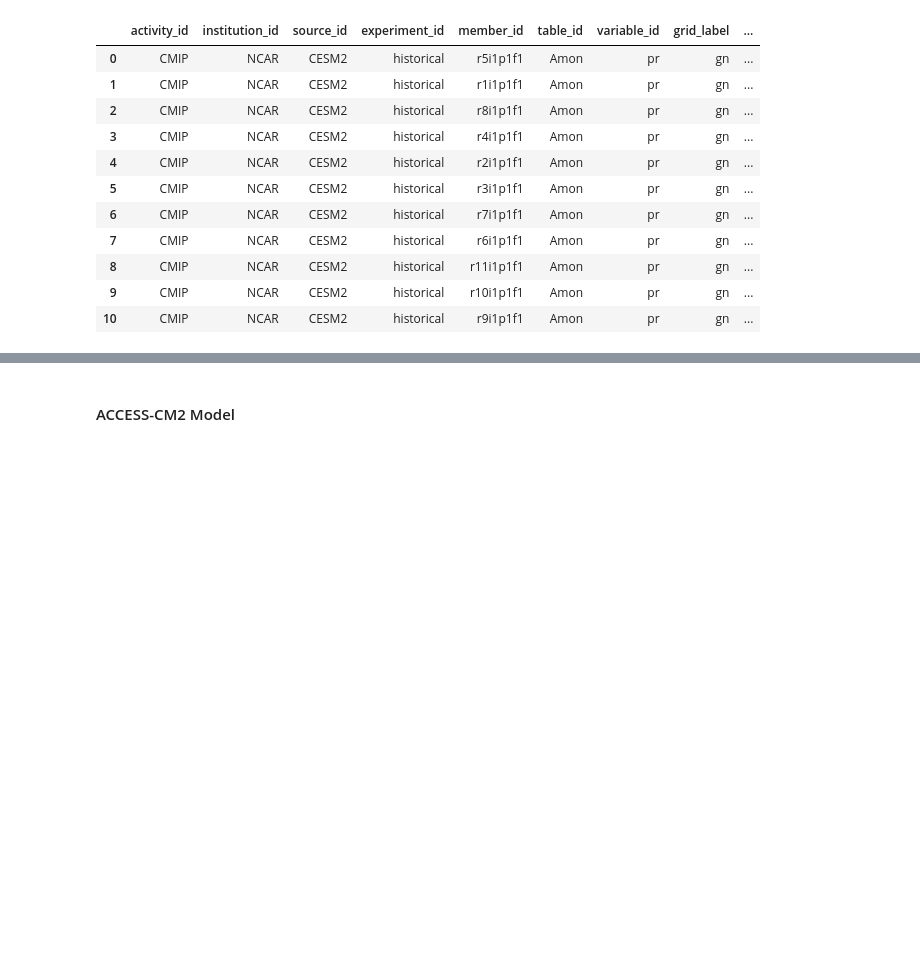
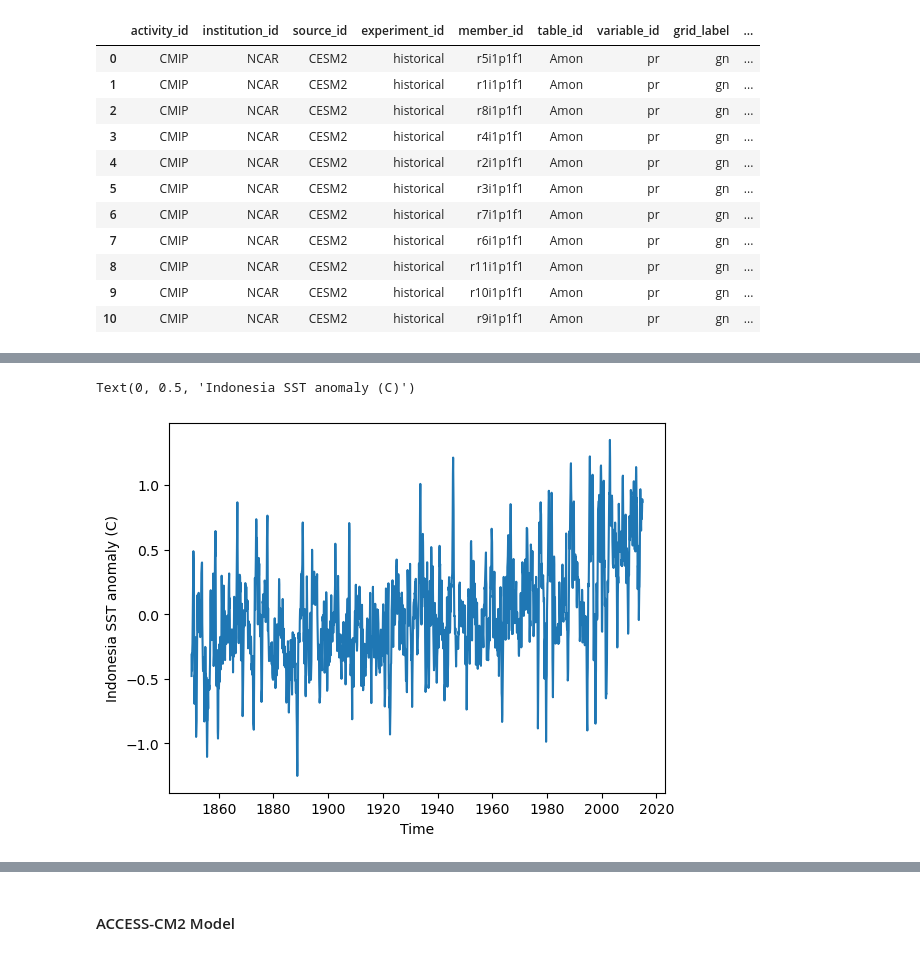
Before and after one commit to ceh58/eds296-final, a Jupyter notebook: eds296-final.ipynb, the cells around one changed output, grey strips where cells are left out. Saved outputs shown, nothing was run; the diff lists cells and outputs as text; code cells hidden in the pictures; blank space fills up the shorter version.

Commit message:
Work on CESM model correlation.

```diff
--- a/eds296-final.ipynb
+++ b/eds296-final.ipynb
@@ -209,0 +250,31 @@ print(common_mems)
+# %%
+# Concatenate the list into a single xarray object
+cesm_tempdata = xr.concat(cesm_tempdata, dim="member")
+cesm_prdata = xr.concat(cesm_prdata, dim="member")
+
+# Store the actual member information as values of the new dimension
+cesm_tempdata = cesm_tempdata.assign_coords(member=("member", common_mems))
+cesm_prdata = cesm_prdata.assign_coords(member=("member", common_mems))
+
+# Reformat time dimension for concatenated array
+cesm_tempdata['time'] = cesm_tempdata.time.astype('datetime64[ns]')
+# %%
+# Specify rough lat/lon bounds for NINO3.4
+lat_min, lat_max = -15, 10
+lon_min, lon_max = 92, 146
+
+# Define logical mask: True when lat/lon inside the valid ranges, False elsewhere
+mask_lat = (cesm_tempdata.lat >= lat_min) & (cesm_tempdata.lat <= lat_max)
+mask_lon = (cesm_tempdata.lon >= lon_min) & (cesm_tempdata.lon <= lon_max)
+
+# Find points where the mask value is True, drop all other points
+cesm_indo = cesm_tempdata.where(mask_lat & mask_lon, drop=True)
+
+# Average over the lat and lon dimensions
+cesm_indo = cesm_indo.mean(dim="lat").mean(dim="lon")
+# %%
+# Calculate seasonal average
+cesm_indo_clim = cesm_indo.groupby("time.month").mean("time")
+
+# Print output to see what it looks like
+print(cesm_indo_clim)
@@ -209,0 +289,10 @@ print(common_mems)
+# %%
+# Remove seasonal mean to get the anomaly
+cesm_indo_anom = cesm_indo.groupby("time.month") - cesm_indo_clim
+# %%
+plt.plot(cesm_indo_anom.time, cesm_indo_anom.tos.isel(member=0))
+plt.xlabel('Time')
+plt.ylabel('Indonesia SST anomaly (C)')
+# %% [output]
+Text(0, 0.5, 'Indonesia SST anomaly (C)')
+[figure, added]
```
Also changed, not shown: parts of 11 cells of this notebook, 1 other file.
